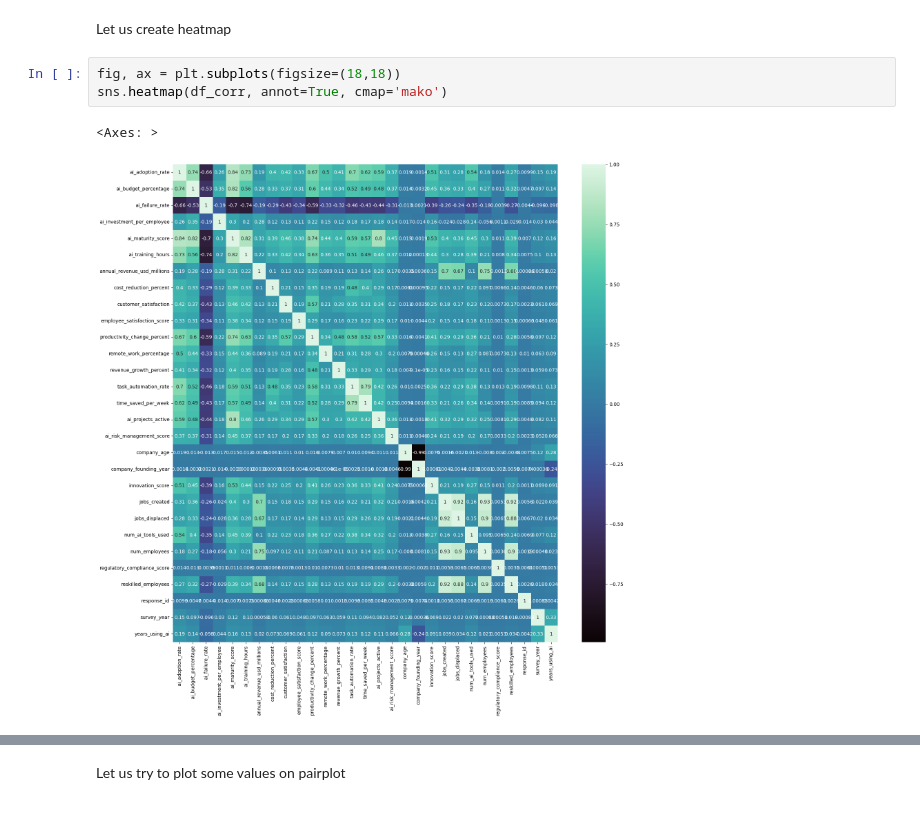
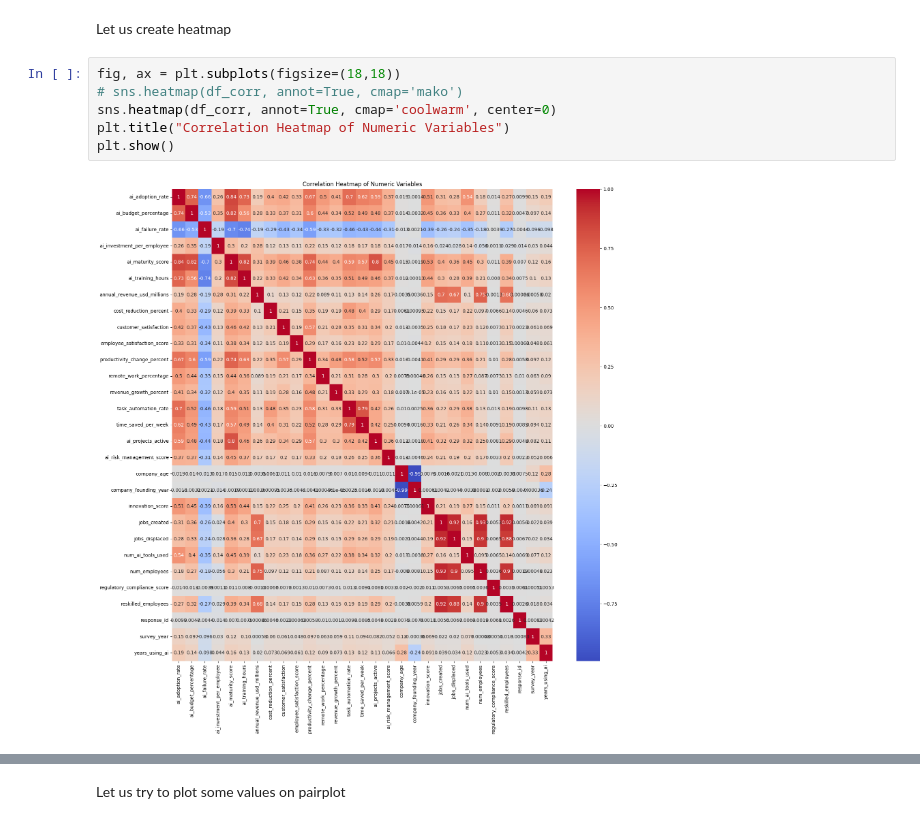
Before and after one commit to HemDesh/Data_Analysis_on_AI_Adoption_and_Workforce_Impact, a Jupyter notebook: notebooks/main.ipynb, the cells around one changed output, grey strips where cells are left out. Cells and saved outputs as stored; diff of their text form.

```diff
--- a/notebooks/main.ipynb
+++ b/notebooks/main.ipynb
@@ -369,7 +370,9 @@ df_corr.to_csv('../other files/df_corr.csv')
 Let us create heatmap
 # %%
 fig, ax = plt.subplots(figsize=(18,18))
-sns.heatmap(df_corr, annot=True, cmap='mako')
+# sns.heatmap(df_corr, annot=True, cmap='mako')
+sns.heatmap(df_corr, annot=True, cmap='coolwarm', center=0)
+plt.title("Correlation Heatmap of Numeric Variables")
+plt.show()
 # %% [output]
-<Axes: >
-[figure, old version]
+[figure, new version]
```
Also changed, not shown: parts of 41 cells of this notebook, 2 other files.
